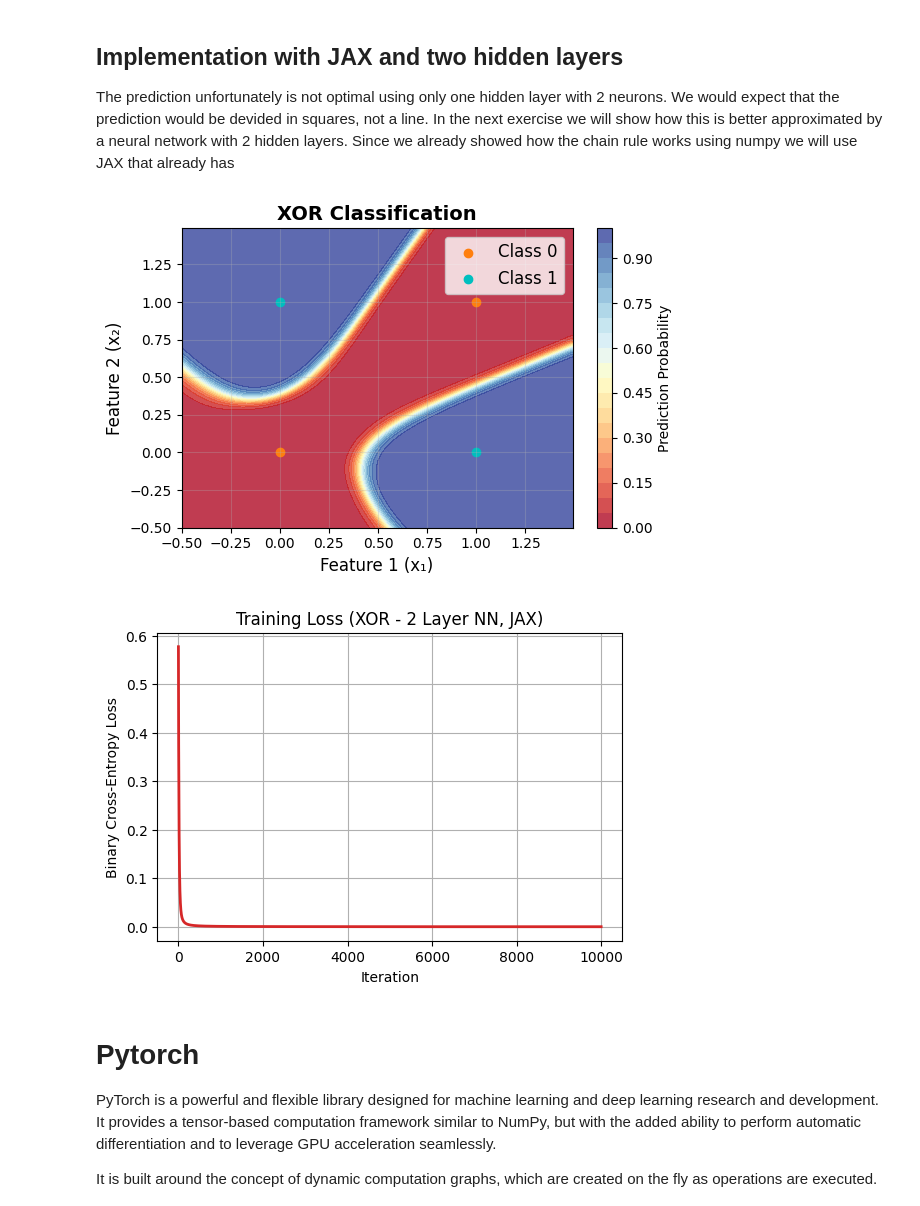
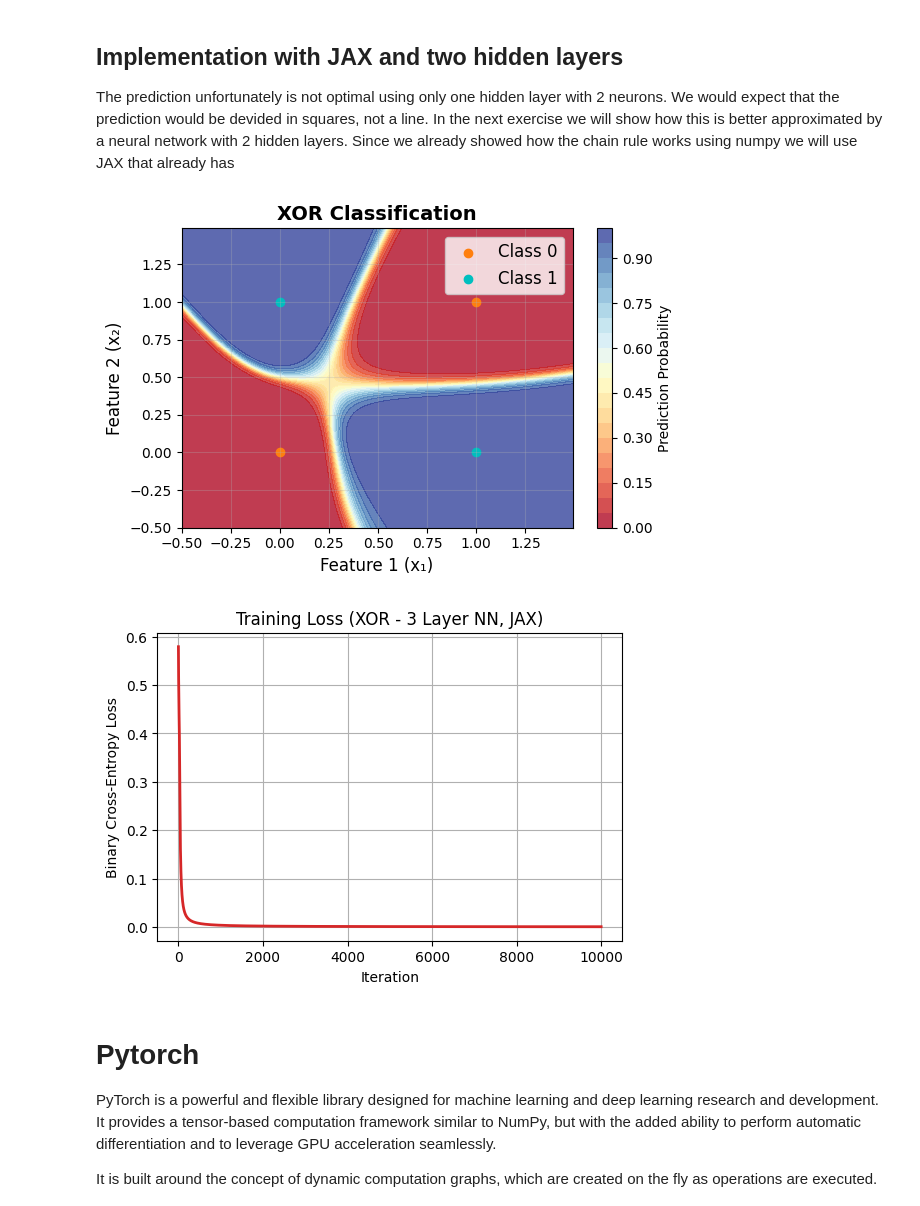
Before and after one commit to faressc/dl4ad, a Jupyter notebook: notebooks/03-perceptrons.ipynb, the cells around one changed output. Drawn from its saved outputs; the diff is of its cells as text; code cells hidden in the pictures.

```diff
--- a/notebooks/03-perceptrons.ipynb
+++ b/notebooks/03-perceptrons.ipynb
@@ -377,21 +376,14 @@ plt.show()
 
 We will solve the same problem with JAX.
 # %%
-key = random.PRNGKey(42)
-
+# Forward pass
 def model(X, params):
     W_1, b_1, W_2, b_2 = params
     z_1 = X @ W_1 + b_1
     h = jnp.tanh(z_1)  # Hidden layer activations
     z_2 = h @ W_2 + b_2
-    Y_pred = sigmoid(z_2)  # Output layer activations
-    return h, Y_pred ## oder y_pred?
-
-def sigmoid(z):
-    return 1 / (1 + jnp.exp(-z))
-
-def sigmoid_derivative(sigma):
-    return sigma * (1 - sigma)
+    Y_pred = jax.nn.sigmoid(z_2)  # Output layer activations
+    return h, Y_pred
 
 def binary_cross_entropy_loss(Y, Y_pred):
     eps = 1e-7
@@ -422,10 +414,10 @@ def train(key, X, Y, n_hidden=2, lr=0.5, n_iter=10000):
     n_samples, n_features = X.shape
 
     # Initialize weights
-    k_0, k_1, k_2, k_3, k_4, k_5 = random.split(key, 6)
-    W_1 = random.normal(k_0, (n_features, n_hidden))
+    k_0, k_1 = random.split(key, 2)
+    W_1 = random.normal(k_0, (n_features, n_hidden)) * 0.5
     b_1 = jnp.zeros((1, n_hidden))
-    W_2 = random.normal(k_2, (n_hidden, 1))
+    W_2 = random.normal(k_1, (n_hidden, 1)) * 0.5
     b_2 = jnp.zeros((1, 1))
 
     params = (W_1, b_1, W_2, b_2)
@@ -440,7 +432,9 @@ def train(key, X, Y, n_hidden=2, lr=0.5, n_iter=10000):
 
     return params, loss_history
 # %%
-params, loss_history = train(key, X, Y, n_hidden=2, lr=0.3, n_iter=20000)
+key = random.PRNGKey(2)
+
+params, loss_history = train(key, X, Y, n_hidden=2, lr=0.5, n_iter=20000)
 
 # Plot data
 x_min, x_max = X[:, 0].min() - 0.5, X[:, 0].max() + 0.5
@@ -498,17 +492,18 @@ The prediction unfortunately is not optimal using only one hidden layer with 2 n
 # %%
 def model(X, params):
     W_1, b_1, W_2, b_2, W_3, b_3 = params
-    z_1 = jnp.dot(X, W_1) + b_1
+    z_1 = X @ W_1 + b_1
     h_1 = jnp.tanh(z_1)
-    z_2 = jnp.dot(h_1, W_2) + b_2
+    z_2 = h_1 @ W_2 + b_2
     h_2 = jnp.tanh(z_2)
-    z_3 = jnp.dot(h_2, W_3) + b_3
+    z_3 = h_2 @ W_3 + b_3
     y_pred = jax.nn.sigmoid(z_3)
     return h_1, h_2, y_pred
 
 def binary_cross_entropy_loss(Y, Y_pred):
-    eps = 1e-8
-    return -jnp.mean(Y * jnp.log(Y_pred + eps) + (1 - Y) * jnp.log(1 - Y_pred + eps))
+    eps = 1e-7
+    Y_pred = jnp.clip(Y_pred, eps, 1 - eps)
+    return -jnp.mean(Y*jnp.log(Y_pred) + (1 - Y)*jnp.log(1 - Y_pred))
 
 def loss_with_params(X, Y, params):
     _,_,Y_pred = model(X, params)
@@ -525,12 +520,12 @@ def train(key, X, Y, n_hidden1=4, n_hidden2=4, lr=0.5, n_iter=10000):
     n_samples, n_features = X.shape
 
     # Initialize weights
-    k_0, k_1, k_2, k_3, k_4, k_5 = random.split(key, 6)
+    k_0, k_1, k_2 = random.split(key, 3)
     W_1 = random.normal(k_0, (n_features, n_hidden1))
     b_1 = jnp.zeros((1, n_hidden1))
-    W_2 = random.normal(k_2, (n_hidden1, n_hidden2))
+    W_2 = random.normal(k_1, (n_hidden1, n_hidden2))
     b_2 = jnp.zeros((1, n_hidden2))
-    W_3 = random.normal(k_4, (n_hidden2, 1))
+    W_3 = random.normal(k_2, (n_hidden2, 1))
     b_3 = jnp.zeros((1, 1))
 
     params = (W_1, b_1, W_2, b_2, W_3, b_3)
@@ -545,7 +540,7 @@ def train(key, X, Y, n_hidden1=4, n_hidden2=4, lr=0.5, n_iter=10000):
 
     return params, loss_history
 # %%
-params, loss_history = train(key, X, Y, n_hidden1=6, n_hidden2=6, lr=0.5, n_iter=10000)
+params, loss_history = train(key, X, Y, n_hidden1=6, n_hidden2=4, lr=0.3, n_iter=10000)
 
 # Plot data and fitted line
 x_min, x_max = X[:, 0].min() - 0.5, X[:, 0].max() + 0.5
@@ -562,36 +557,36 @@ _, _, predictions = model(mesh_input, params)
 
 Z = predictions.reshape(xx.shape)
 
 # Create the plot
 plt.figure(figsize=(6,4))
 
 # Plot decision boundary and regions
 contourf = plt.contourf(xx, yy, Z, levels=20, cmap='RdYlBu', alpha=0.8)
 plt.colorbar(contourf, label='Prediction Probability')
 
 class_0 = X[Y.ravel() == 0]
 class_1 = X[Y.ravel() == 1]
 
 plt.scatter(class_0[:, 0], class_0[:, 1], color="C1", label="Class 0")
 plt.scatter(class_1[:, 0], class_1[:, 1], color="c", label="Class 1")
 
 plt.xlabel('Feature 1 (x₁)', fontsize=12)
 plt.ylabel('Feature 2 (x₂)', fontsize=12)
 plt.title("XOR Classification", fontsize=14, fontweight='bold')
 plt.legend(fontsize=12)
 plt.grid(True, alpha=0.3)
 plt.tight_layout()
 
 plt.figure(figsize=(6,4))
 plt.plot(loss_history, color="C3", lw=2)
 plt.xlabel("Iteration")
 plt.ylabel("Binary Cross-Entropy Loss")
-plt.title("Training Loss (XOR - 2 Layer NN, JAX)")
+plt.title("Training Loss (XOR - 3 Layer NN, JAX)")
 plt.grid(True)
 plt.show()
 # %% [output]
-[figure, old version]
+[figure, new version]
-[figure, old version]
+[figure, new version]
 # %% [markdown]
 # Pytorch
 
```
Also changed, not shown: parts of 10 cells of this notebook.
